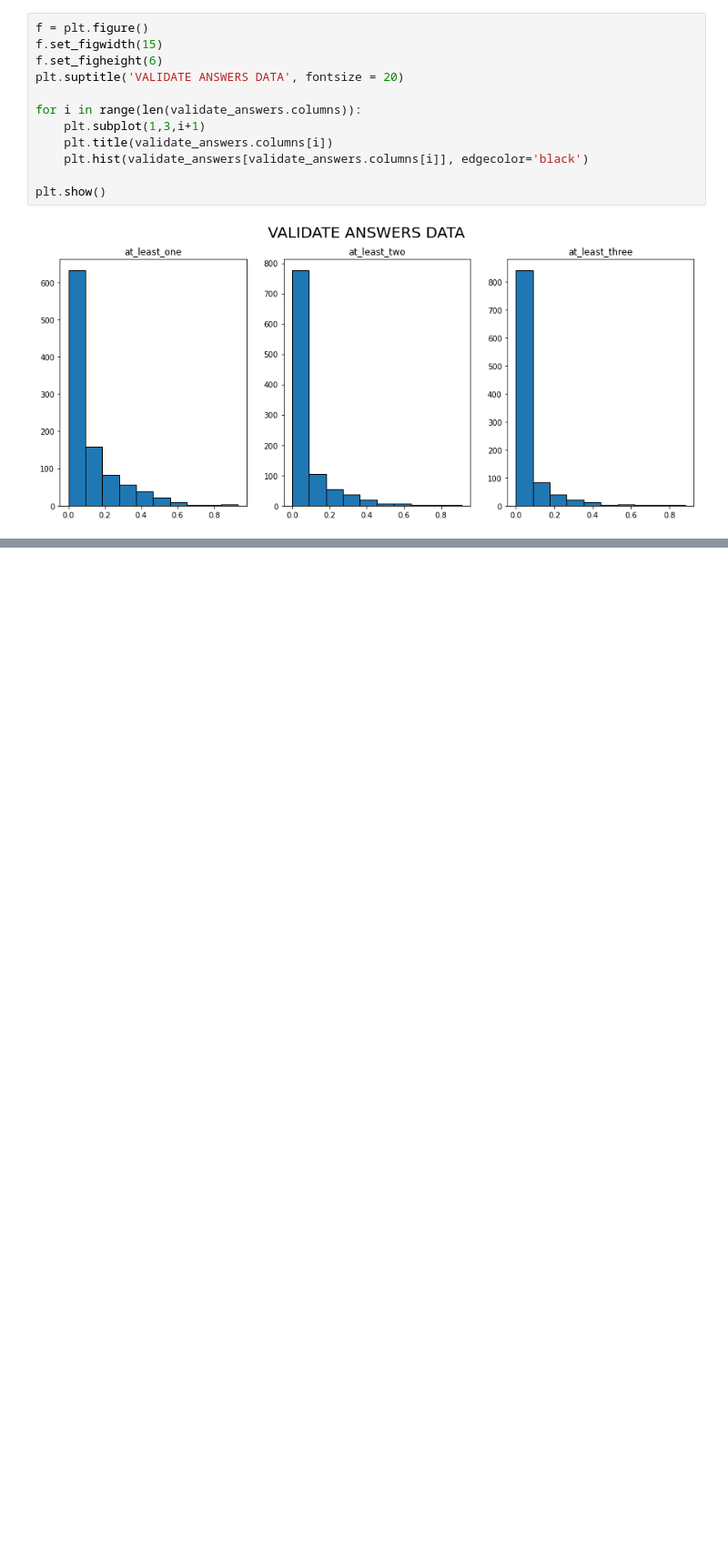
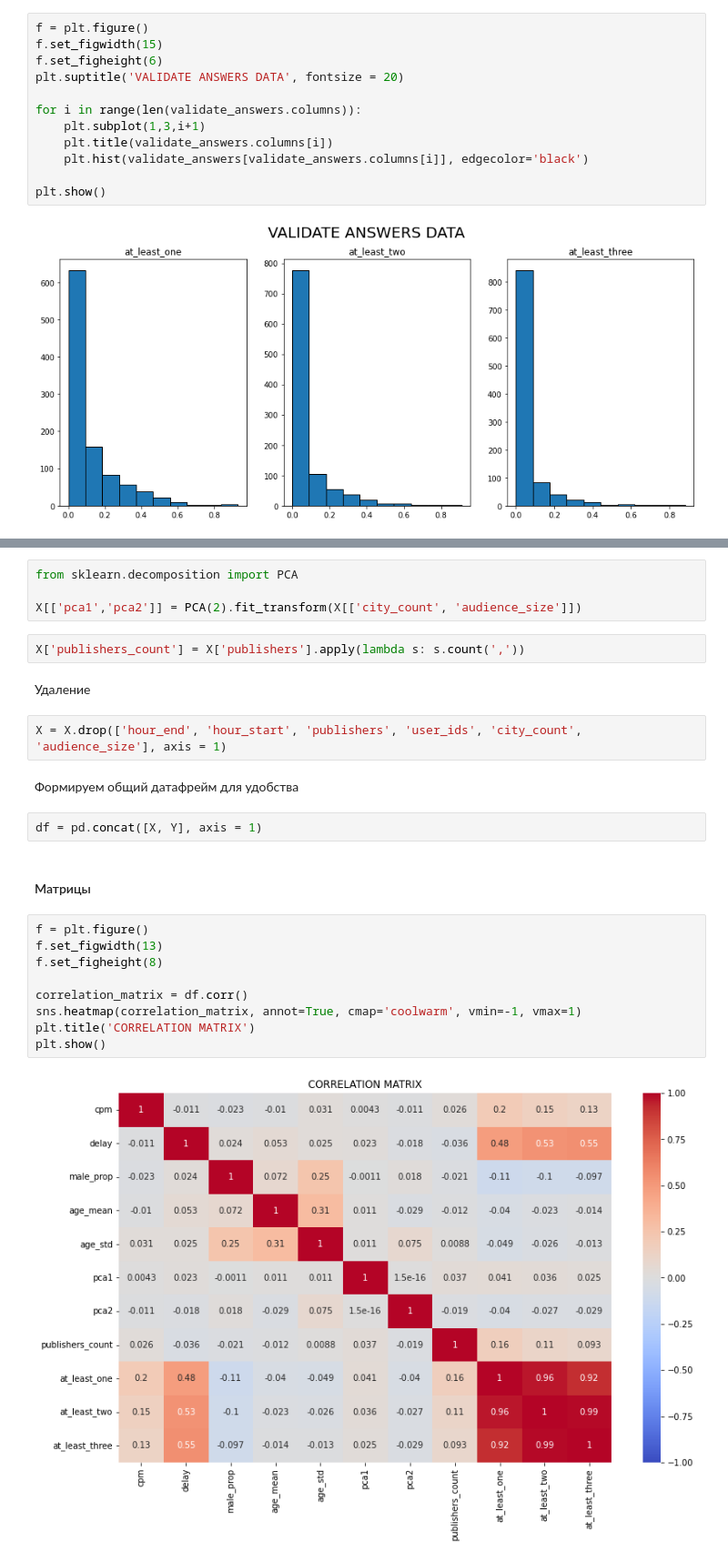
Before and after one commit to TimurPshITMO/VK_LL_2025, a Jupyter notebook: data_view.ipynb, the cells around one changed output, grey strips where cells are left out. Shown at 91% size. Cells and saved outputs as stored; diff of their text form; blank space fills up the shorter version.

Commit message:
More visualisation and some feature engineering

```diff
--- a/data_view.ipynb
+++ b/data_view.ipynb
@@ -159,0 +211,27 @@ plt.show()
+# %%
+from sklearn.decomposition import PCA
+
+X[['pca1','pca2']] = PCA(2).fit_transform(X[['city_count', 'audience_size']])
+# %%
+X['publishers_count'] = X['publishers'].apply(lambda s: s.count(','))
+# %% [markdown]
+Удаление
+# %%
+X = X.drop(['hour_end', 'hour_start', 'publishers', 'user_ids', 'city_count', 'audience_size'], axis = 1)
+# %% [markdown]
+Формируем общий датафрейм для удобства
+# %%
+df = pd.concat([X, Y], axis = 1)
+# %% [markdown]
+#### Матрицы
+# %%
+f = plt.figure()
+f.set_figwidth(13)
+f.set_figheight(8)
+
+correlation_matrix = df.corr()
+sns.heatmap(correlation_matrix, annot=True, cmap='coolwarm', vmin=-1, vmax=1)
+plt.title('CORRELATION MATRIX')
+plt.show()
+# %% [output]
+[figure, added]
```
Also changed, not shown: parts of 13 cells of this notebook.
